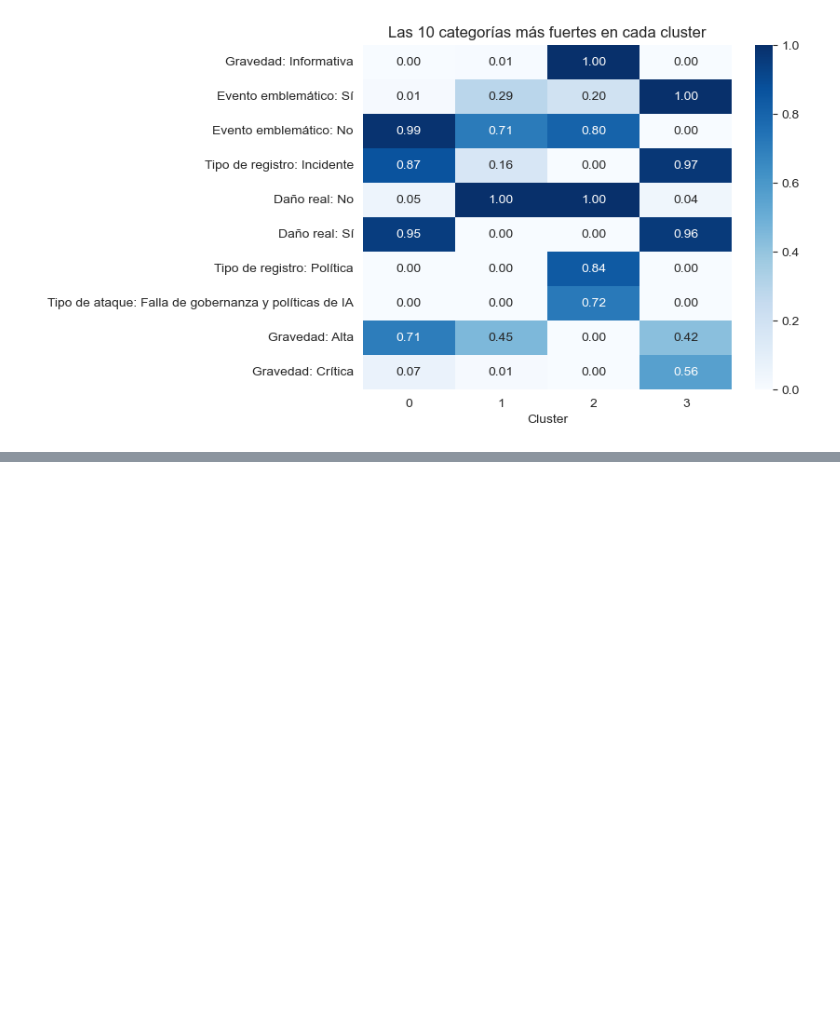
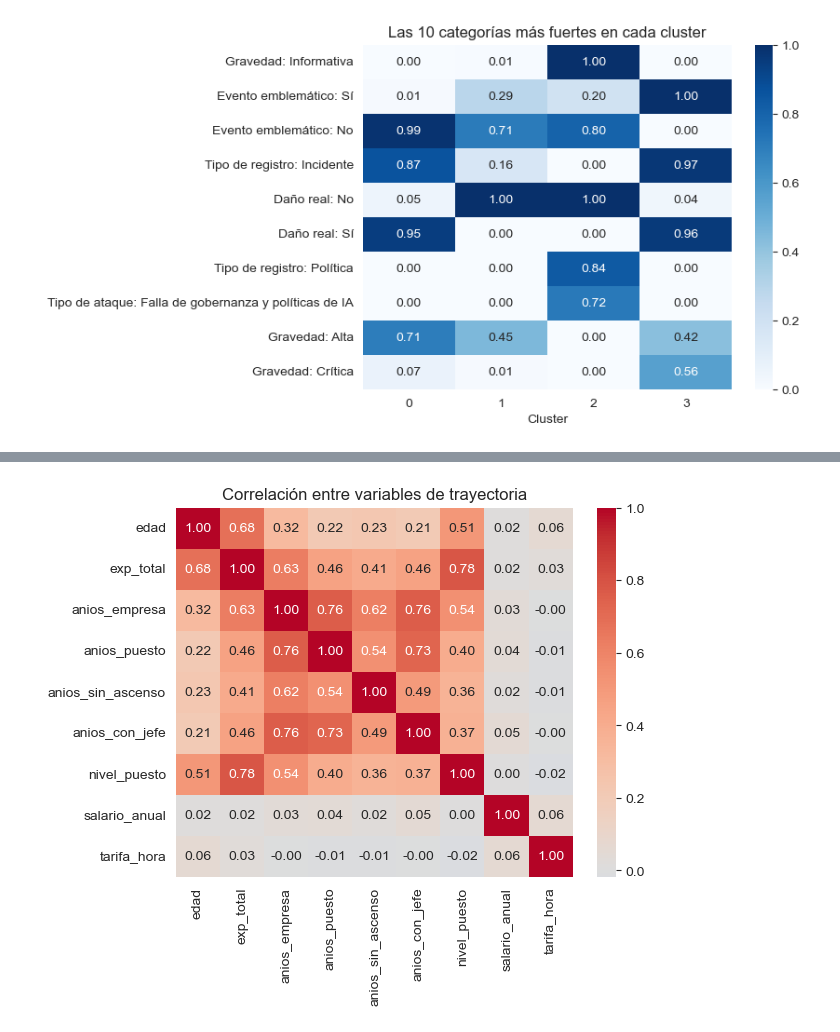
Before and after one commit to jeriel169017-a11y/Mineria-1, a Jupyter notebook: Proyecto_Mineria.ipynb, the cells around one changed output, grey strips where cells are left out. Saved outputs shown, nothing was run; the diff lists cells and outputs as text; code cells hidden in the pictures; blank space fills up the shorter version.

```diff
--- a/Proyecto_Mineria.ipynb
+++ b/Proyecto_Mineria.ipynb
@@ -414,0 +627,7 @@ plt.title("Las 10 categorías más fuertes en cada cluster"); plt.xlabel("Cluste
+# %%
+variables = ["edad", "exp_total", "anios_empresa", "anios_puesto", "anios_sin_ascenso", "anios_con_jefe", "nivel_puesto"]
+
+sns.heatmap(df[variables + ["salario_anual", "tarifa_hora"]].corr(), annot=True, fmt=".2f", cmap="coolwarm", center=0)
+plt.title("Correlación entre variables de trayectoria"); plt.show()
+# %% [output]
+[figure, added]
```
Also changed, not shown: parts of 26 cells of this notebook.
